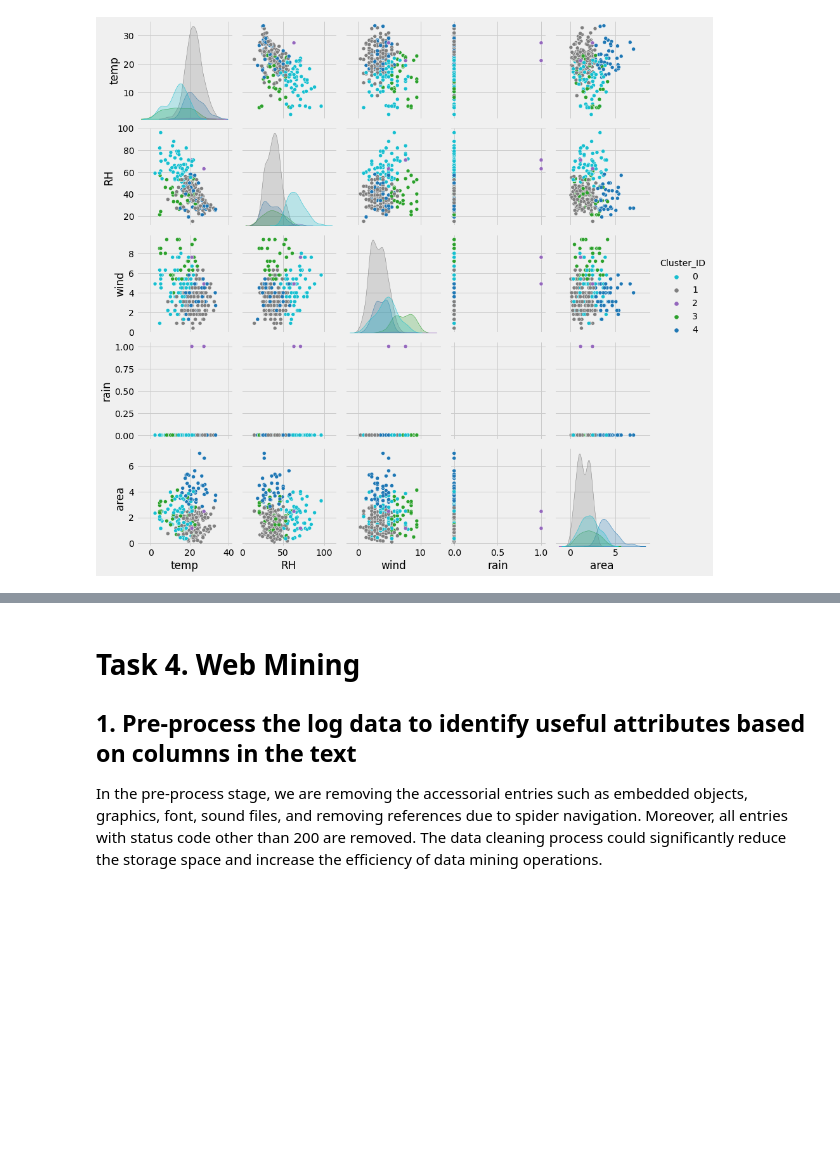
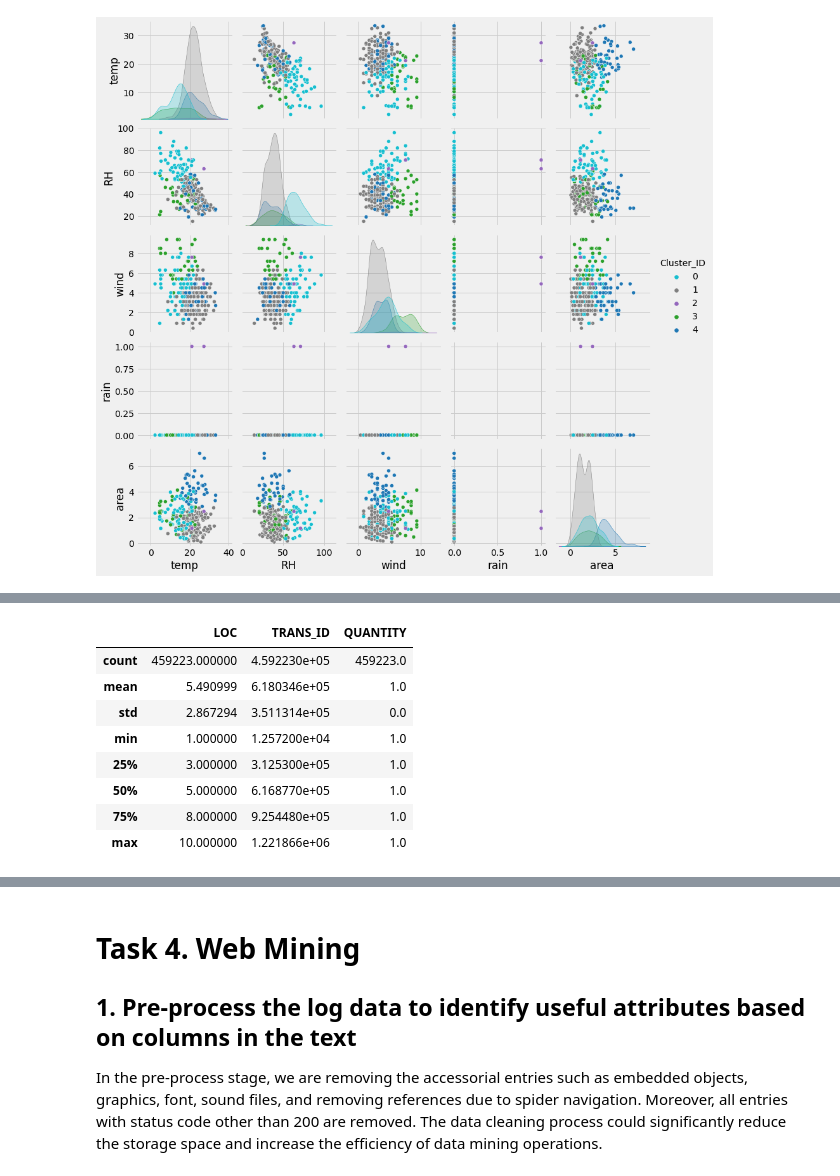
Before and after one commit to hoangqwe159/data-mining-tasks, a Jupyter notebook: assignment2.ipynb, the cells around one changed output, grey strips where cells are left out. Saved outputs shown, nothing was run; the diff lists cells and outputs as text; code cells hidden in the pictures; blank space fills up the shorter version.

```diff
--- a/assignment2.ipynb
+++ b/assignment2.ipynb
@@ -245,0 +266,14 @@ Name: Cluster_ID, dtype: int64
+# %%
+# load the bank transaction dataset
+df = pd.read_csv('retail_row.csv')
+df.describe()
+# %% [output]
+|  | LOC | TRANS_ID | QUANTITY |
+| count | 459223.000000 | 4.592230e+05 | 459223.0 |
+| mean | 5.490999 | 6.180346e+05 | 1.0 |
+| std | 2.867294 | 3.511314e+05 | 0.0 |
+| min | 1.000000 | 1.257200e+04 | 1.0 |
+| 25% | 3.000000 | 3.125300e+05 | 1.0 |
+| 50% | 5.000000 | 6.168770e+05 | 1.0 |
+| 75% | 8.000000 | 9.254480e+05 | 1.0 |
+| max | 10.000000 | 1.221866e+06 | 1.0 |
```
Also changed, not shown: parts of 27 cells of this notebook, 8 other files.
